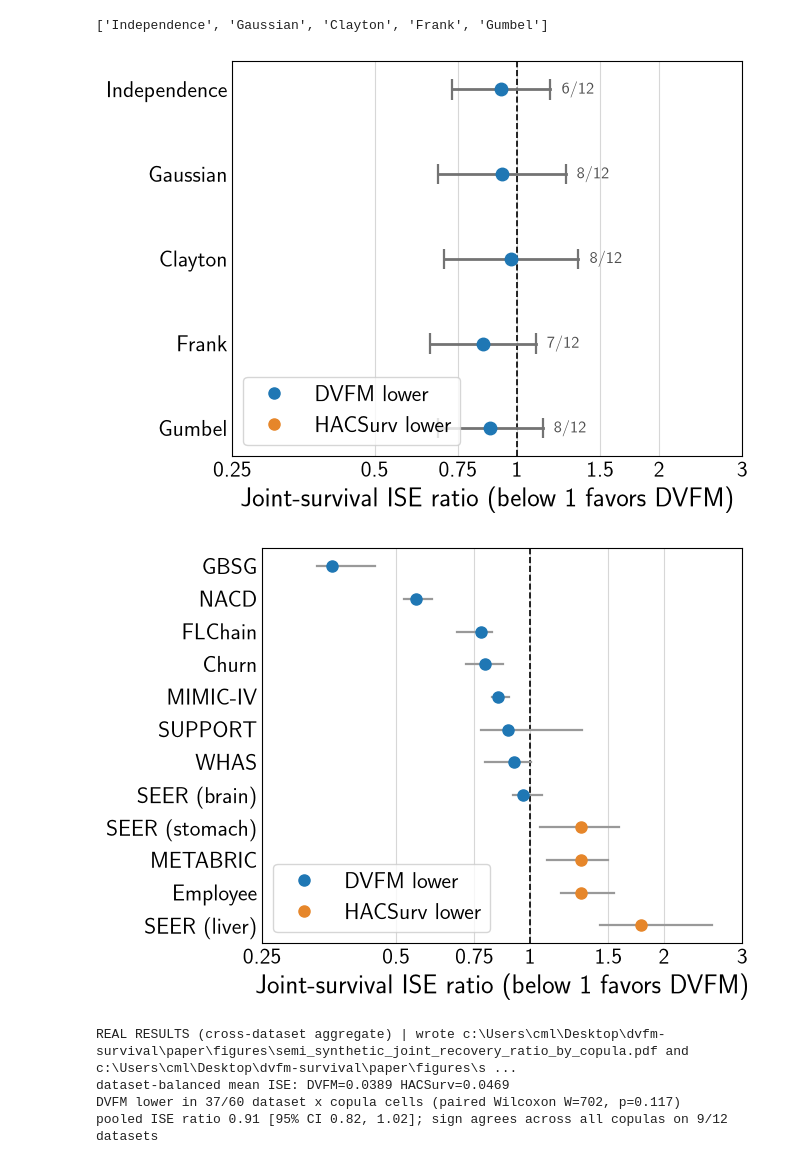
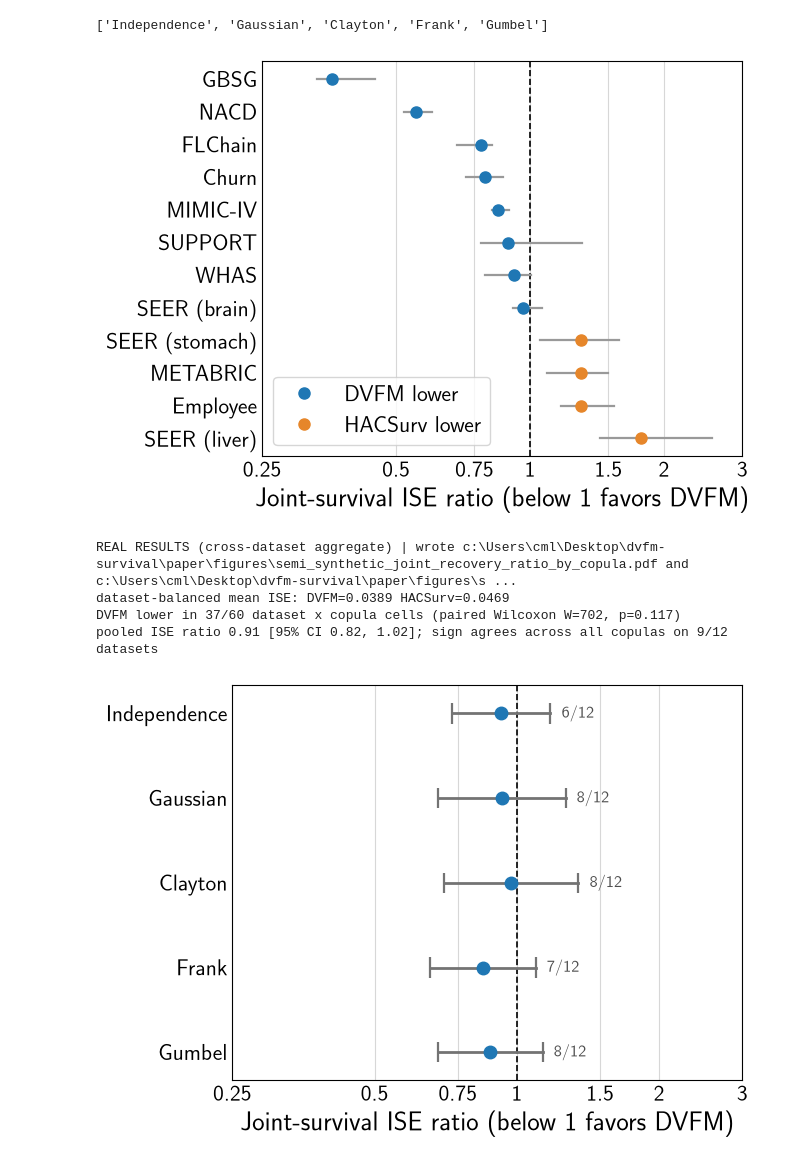
Before and after one commit to kalantari66/dvfm-survival, a Jupyter notebook: notebooks/semi_synthetic_joint_recovery.ipynb, the cells around one changed output. Cells and saved outputs as stored; diff of their text form; code cells hidden in the pictures.

Commit message:
Update plot

```diff
--- a/notebooks/semi_synthetic_joint_recovery.ipynb
+++ b/notebooks/semi_synthetic_joint_recovery.ipynb
@@ -193,7 +193,7 @@ if paired.isna().any().any():
 paired["lr"] = np.log2(paired["DVFM"] / paired["HACSurv"])
 
 
-# Colour carries the verdict, so it needs a key; sized by legend.fontsize.
+# Colour carries the verdict, so it needs a key once, on the dataset panel.
 LEGEND_HANDLES = [
     plt.Line2D([], [], marker="o", linestyle="none", markersize=8, color=WIN,
                label="DVFM lower"),
@@ -202,10 +202,11 @@ LEGEND_HANDLES = [
 ]
 
 
-def ratio_axis(axis, legend_loc):
+def ratio_axis(axis, legend_loc=None):
     """Log-spaced ratio axis: equal visual distance for halving and doubling."""
     axis.set_xscale("log", base=2)
-    axis.legend(handles=LEGEND_HANDLES, loc=legend_loc, frameon=True)
+    if legend_loc is not None:
+        axis.legend(handles=LEGEND_HANDLES, loc=legend_loc, frameon=True)
     axis.set_xticks(RATIO_TICKS, [f"{tick:g}" for tick in RATIO_TICKS])
     axis.axvline(1.0, color="black", linewidth=1.2, linestyle="--", zorder=1)
     axis.set(xlabel=XLABEL)
@@ -244,37 +245,37 @@ for name in joint_copula_order:
     copula_rows.append((name, values.mean(), low, high, int((values < 0).sum()), len(values)))
 positions = np.arange(len(copula_rows))
 for y, (_, mean, low, high, wins, total) in zip(positions, copula_rows):
     ax_bar.plot([2 ** low, 2 ** high], [y, y], color="0.45", linewidth=2.0, zorder=2)
     ax_bar.vlines([2 ** low, 2 ** high], y - 0.12, y + 0.12, color="0.45", linewidth=1.6, zorder=2)
     ax_bar.plot(2 ** mean, y, "o", markersize=9, color=WIN if mean < 0 else LOSS, zorder=3)
     # Datasets favoring DVFM, so the interval is read alongside the count behind it.
     ax_bar.annotate(rf"{wins}/{total}", (2 ** high, y), xytext=(8, 0),
                     textcoords="offset points", va="center", fontsize=12, color="0.3")
 ax_bar.set_yticks(positions, [row[0] for row in copula_rows])
-ratio_axis(ax_bar, "lower left")
+ratio_axis(ax_bar)
 
 out_bar = FIGURE_DIR / "semi_synthetic_joint_recovery_ratio_by_copula.pdf"
 fig_bar.savefig(out_bar, bbox_inches="tight")
 
 # -- paired summary over the dataset x copula cells --
 statistic, p_value = scipy.stats.wilcoxon(paired["DVFM"], paired["HACSurv"])
 pooled = paired["lr"].to_numpy()
 pooled_low, pooled_high = scipy.stats.t.interval(
     0.95, len(pooled) - 1, loc=pooled.mean(), scale=pooled.std(ddof=1) / np.sqrt(len(pooled))
 )
 unanimous = paired.groupby("dataset")["lr"].apply(lambda s: s.lt(0).all() or s.gt(0).all()).sum()
 n_datasets = paired.index.get_level_values("dataset").nunique()
 print(f"{DATA_SOURCE} | wrote {out_bar} and {out_dot}")
 print(f"dataset-balanced mean ISE: DVFM={paired['DVFM'].mean():.4f} HACSurv={paired['HACSurv'].mean():.4f}")
 print(f"DVFM lower in {paired['lr'].lt(0).sum()}/{len(paired)} dataset x copula cells "
       f"(paired Wilcoxon W={statistic:g}, p={p_value:.3f})")
 print(f"pooled ISE ratio {2 ** pooled.mean():.2f} "
       f"[95% CI {2 ** pooled_low:.2f}, {2 ** pooled_high:.2f}]; "
       f"sign agrees across all copulas on {unanimous}/{n_datasets} datasets")
 # %% [output]
-[figure, old version]
+[figure, new version]
+REAL RESULTS (cross-dataset aggregate) | wrote c:\Users\cml\Desktop\dvfm-survival\paper\figures\semi_synthetic_joint_recovery_ratio_by_copula.pdf and c:\Users\cml\Desktop\dvfm-survival\paper\figures\s ...
+dataset-balanced mean ISE: DVFM=0.0389 HACSurv=0.0469
+DVFM lower in 37/60 dataset x copula cells (paired Wilcoxon W=702, p=0.117)
+pooled ISE ratio 0.91 [95% CI 0.82, 1.02]; sign agrees across all copulas on 9/12 datasets
-[figure, old version]
+[figure, new version]
-REAL RESULTS (cross-dataset aggregate) | wrote c:\Users\cml\Desktop\dvfm-survival\paper\figures\semi_synthetic_joint_recovery_ratio_by_copula.pdf and c:\Users\cml\Desktop\dvfm-survival\paper\figures\s ...
-dataset-balanced mean ISE: DVFM=0.0389 HACSurv=0.0469
-DVFM lower in 37/60 dataset x copula cells (paired Wilcoxon W=702, p=0.117)
-pooled ISE ratio 0.91 [95% CI 0.82, 1.02]; sign agrees across all copulas on 9/12 datasets
```
